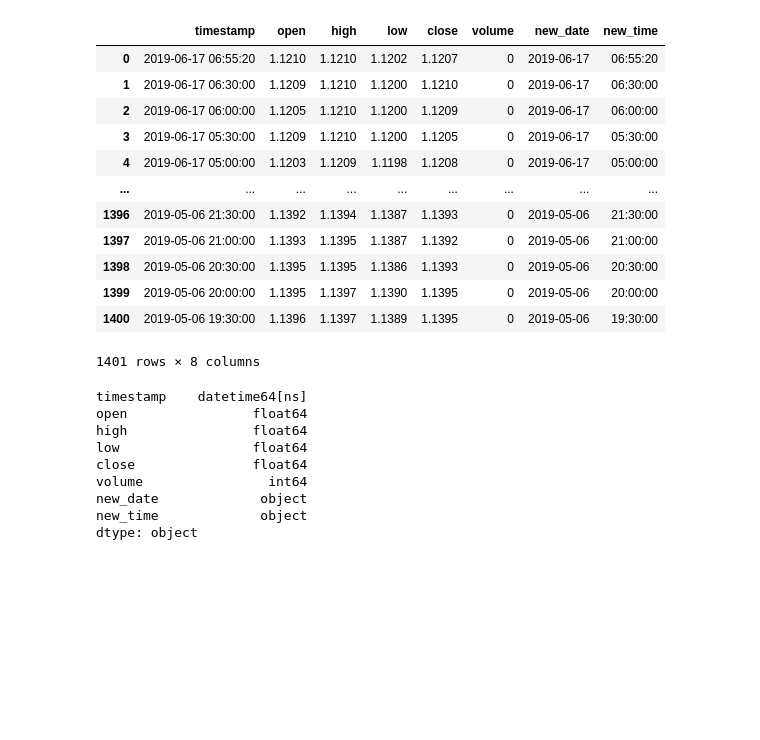
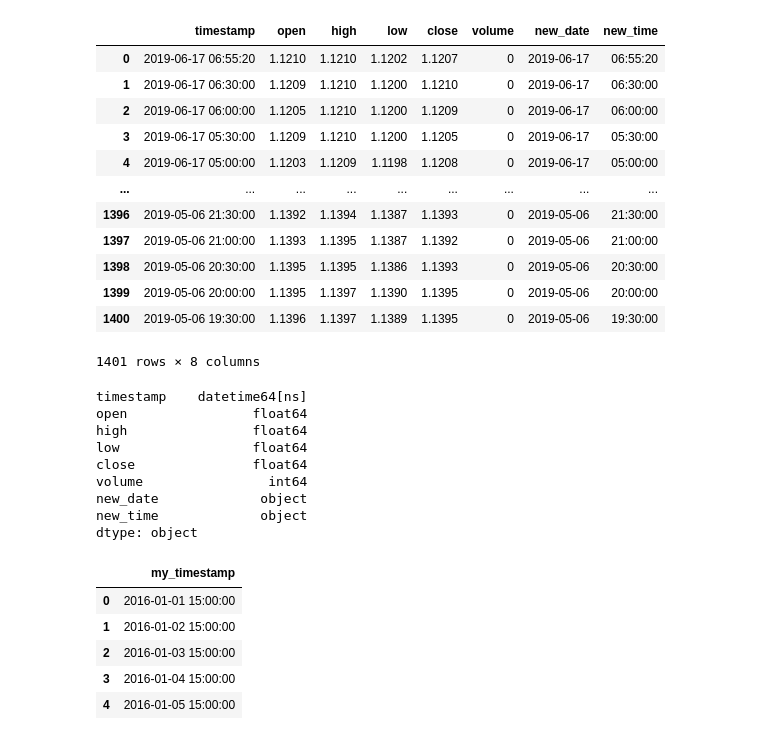
Before and after one commit to gmineo/CFA-Financial-Data-Wrangling-and-Visualization-in-Python, a Jupyter notebook: tutorial_filled/filled_tutorial_16_datareader_ver_alphavantage.ipynb, the cells around one changed output. Saved outputs shown, nothing was run; the diff lists cells and outputs as text; code cells hidden in the pictures; blank space fills up the shorter version.

```diff
--- a/tutorial_filled/filled_tutorial_16_datareader_ver_alphavantage.ipynb
+++ b/tutorial_filled/filled_tutorial_16_datareader_ver_alphavantage.ipynb
@@ -343,0 +348,9 @@ dtype: object
+# %%
+df
+# %% [output]
+|  | my_timestamp |
+| 0 | 2016-01-01 15:00:00 |
+| 1 | 2016-01-02 15:00:00 |
+| 2 | 2016-01-03 15:00:00 |
+| 3 | 2016-01-04 15:00:00 |
+| 4 | 2016-01-05 15:00:00 |
```
Also changed, not shown: parts of 10 cells of this notebook.
